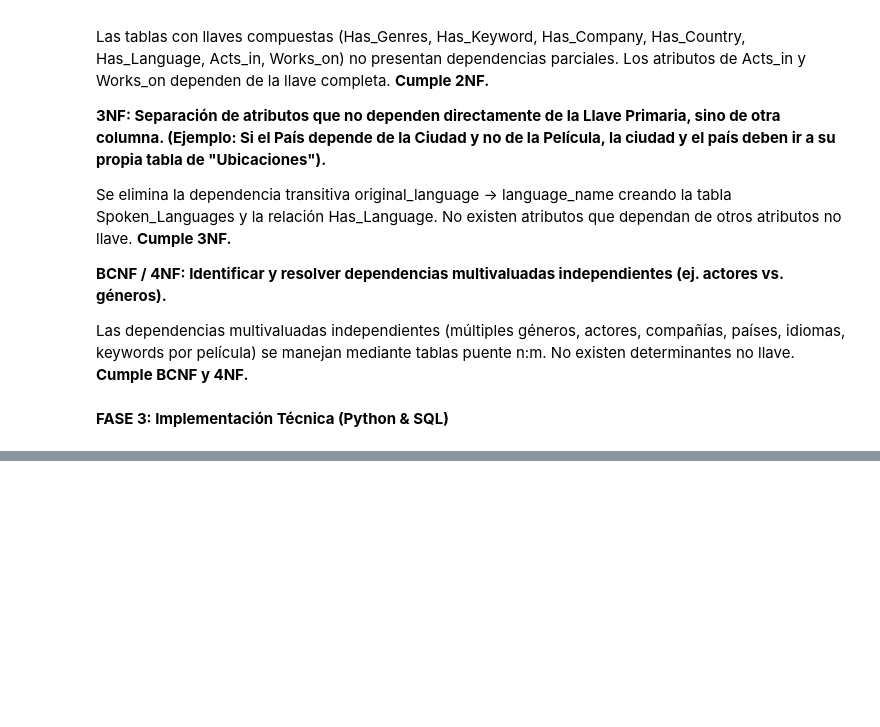
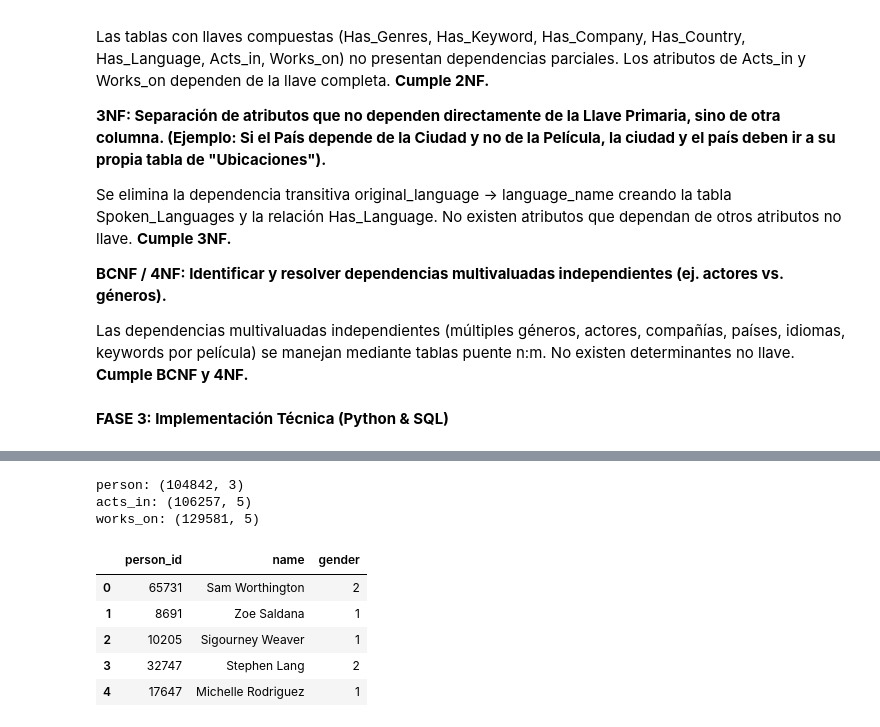
Before and after one commit to HaloV01d/Dise-o_Normalizaci-n_e_Implementaci-n_de_Bases_de_Datos_Relacionales-, a Jupyter notebook: asignaci-n-3.ipynb, the cells around one changed output, grey strips where cells are left out. Cells and saved outputs as stored; diff of their text form; code cells hidden in the pictures; blank space fills up the shorter version.

```diff
--- a/asignaci-n-3.ipynb
+++ b/asignaci-n-3.ipynb
@@ -128,0 +469,77 @@ No existen determinantes no llave.
+# %%
+person_rows = []
+acts_in_rows = []
+works_on_rows = []
+
+for _, row in credits_df[["movie_id", "cast", "crew"]].iterrows():
+    movie_id = row["movie_id"]
+
+    cast_list = row["cast"]
+    if isinstance(cast_list, list):
+        for item in cast_list:
+            person_id = item.get("id")
+            person_name = item.get("name")
+            gender = item.get("gender")
+            cast_id = item.get("cast_id")
+            character = item.get("character")
+            order = item.get("order")
+
+            if person_id is not None:
+                person_rows.append({
+                    "person_id": person_id,
+                    "name": person_name,
+                    "gender": gender
+                })
+
+                acts_in_rows.append({
+                    "movie_id": movie_id,
+                    "person_id": person_id,
+                    "cast_id": cast_id,
+                    "character_name": character,
+                    "cast_order": order
+                })
+
+    crew_list = row["crew"]
+    if isinstance(crew_list, list):
+        for item in crew_list:
+            person_id = item.get("id")
+            person_name = item.get("name")
+            gender = item.get("gender")
+            credit_id = item.get("credit_id")
+            department = item.get("department")
+            job = item.get("job")
+
+            if person_id is not None:
+                person_rows.append({
+                    "person_id": person_id,
+                    "name": person_name,
+                    "gender": gender
+                })
+
+                works_on_rows.append({
+                    "movie_id": movie_id,
+                    "person_id": person_id,
+                    "credit_id": credit_id,
+                    "department": department,
+                    "job": job
+                })
+
+person = pd.DataFrame(person_rows).drop_duplicates(subset=["person_id"]).reset_index(drop=True)
+acts_in = pd.DataFrame(acts_in_rows).drop_duplicates().reset_index(drop=True)
+works_on = pd.DataFrame(works_on_rows).drop_duplicates().reset_index(drop=True)
+
+print("person:", person.shape)
+print("acts_in:", acts_in.shape)
+print("works_on:", works_on.shape)
+
+person.head()
+# %% [output]
+person: (104842, 3)
+acts_in: (106257, 5)
+works_on: (129581, 5)
+|  | person_id | name | gender |
+| 0 | 65731 | Sam Worthington | 2 |
+| 1 | 8691 | Zoe Saldana | 1 |
+| 2 | 10205 | Sigourney Weaver | 1 |
+| 3 | 32747 | Stephen Lang | 2 |
+| 4 | 17647 | Michelle Rodriguez | 1 |
```
Also changed, not shown: parts of 40 cells of this notebook.
